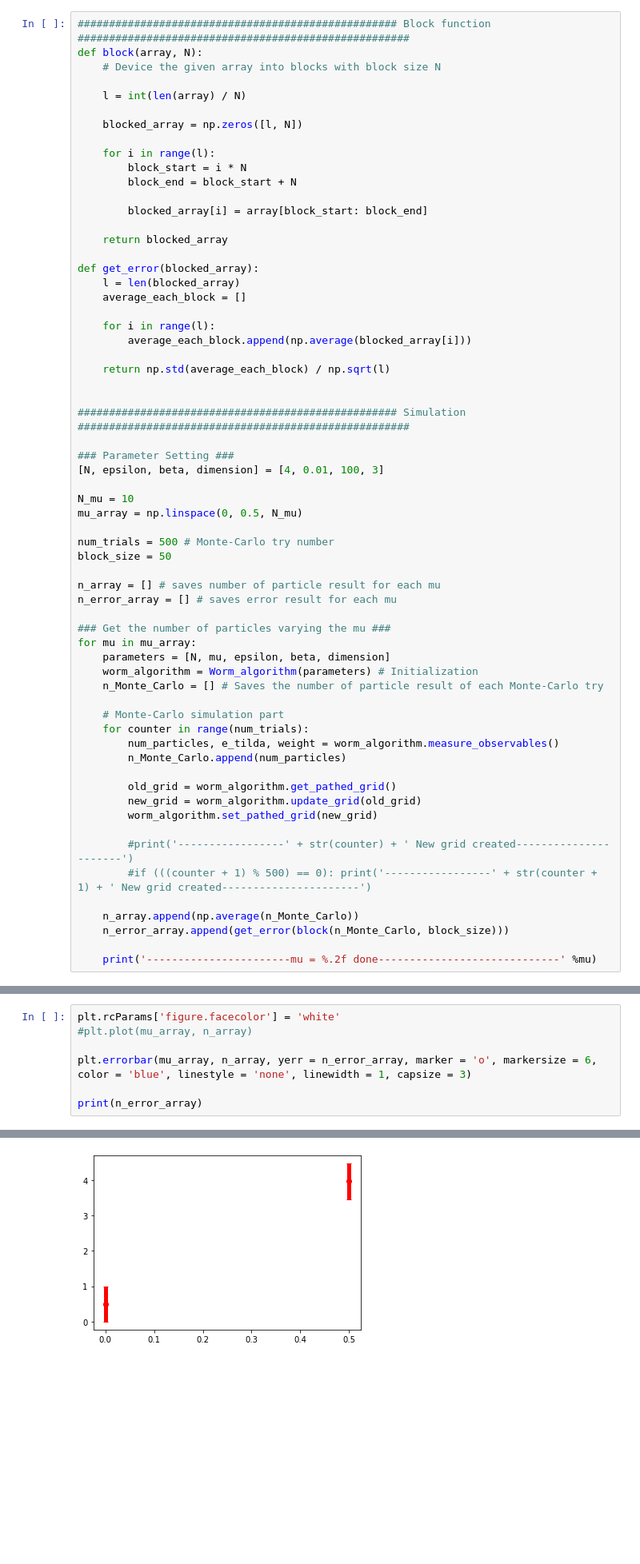
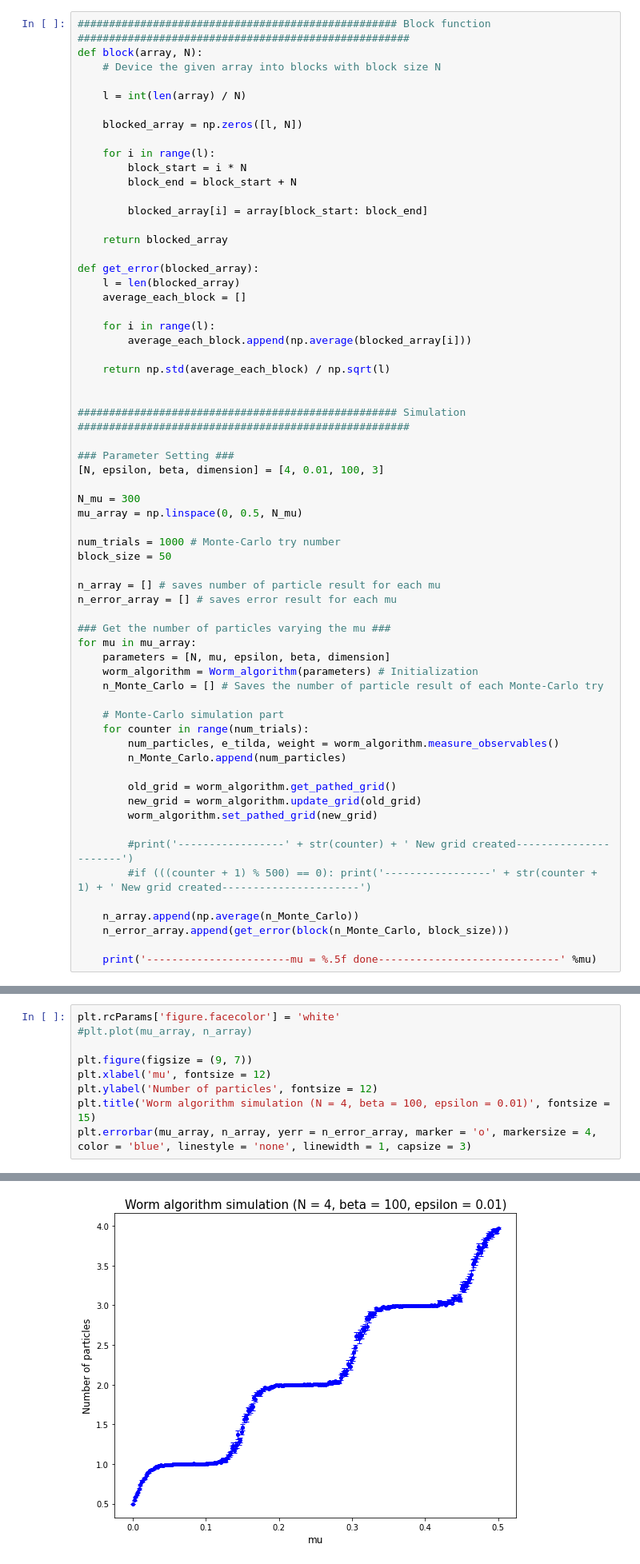
Before and after one commit to MWStraus/phys765_advanced_quantum, a Jupyter notebook: project2/problem1.ipynb, the cells around one changed output, grey strips where cells are left out. Shown: that part at 80% size. Drawn from its saved outputs; the diff is of its cells as text; blank space fills up the shorter version.

```diff
--- a/project2/problem1.ipynb
+++ b/project2/problem1.ipynb
@@ -35,10 +38,10 @@ def get_error(blocked_array):
 ### Parameter Setting ###
 [N, epsilon, beta, dimension] = [4, 0.01, 100, 3]
 
-N_mu = 10
+N_mu = 300
 mu_array = np.linspace(0, 0.5, N_mu)
 
-num_trials = 500 # Monte-Carlo try number
+num_trials = 1000 # Monte-Carlo try number
 block_size = 50
 
 n_array = [] # saves number of particle result for each mu
@@ -65,5 +68,5 @@ for mu in mu_array:
     n_array.append(np.average(n_Monte_Carlo))
     n_error_array.append(get_error(block(n_Monte_Carlo, block_size)))
 
-    print('-----------------------mu = %.2f done-----------------------------' %mu)
+    print('-----------------------mu = %.5f done-----------------------------' %mu)
 # %% [output]
@@ -72,7 +91,9 @@ KeyboardInterrupt:
 plt.rcParams['figure.facecolor'] = 'white'
 #plt.plot(mu_array, n_array)
 
-plt.errorbar(mu_array, n_array, yerr = n_error_array, marker = 'o', markersize = 6, color = 'blue', linestyle = 'none', linewidth = 1, capsize = 3)
-
-print(n_error_array)
+plt.figure(figsize = (9, 7))
+plt.xlabel('mu', fontsize = 12)
+plt.ylabel('Number of particles', fontsize = 12)
+plt.title('Worm algorithm simulation (N = 4, beta = 100, epsilon = 0.01)', fontsize = 15)
+plt.errorbar(mu_array, n_array, yerr = n_error_array, marker = 'o', markersize = 4, color = 'blue', linestyle = 'none', linewidth = 1, capsize = 3)
 # %% [output]
@@ -80 +101 @@ print(n_error_array)
-[figure, old version]
+[figure, new version]
```
Also changed, not shown: parts of 3 cells of this notebook.
